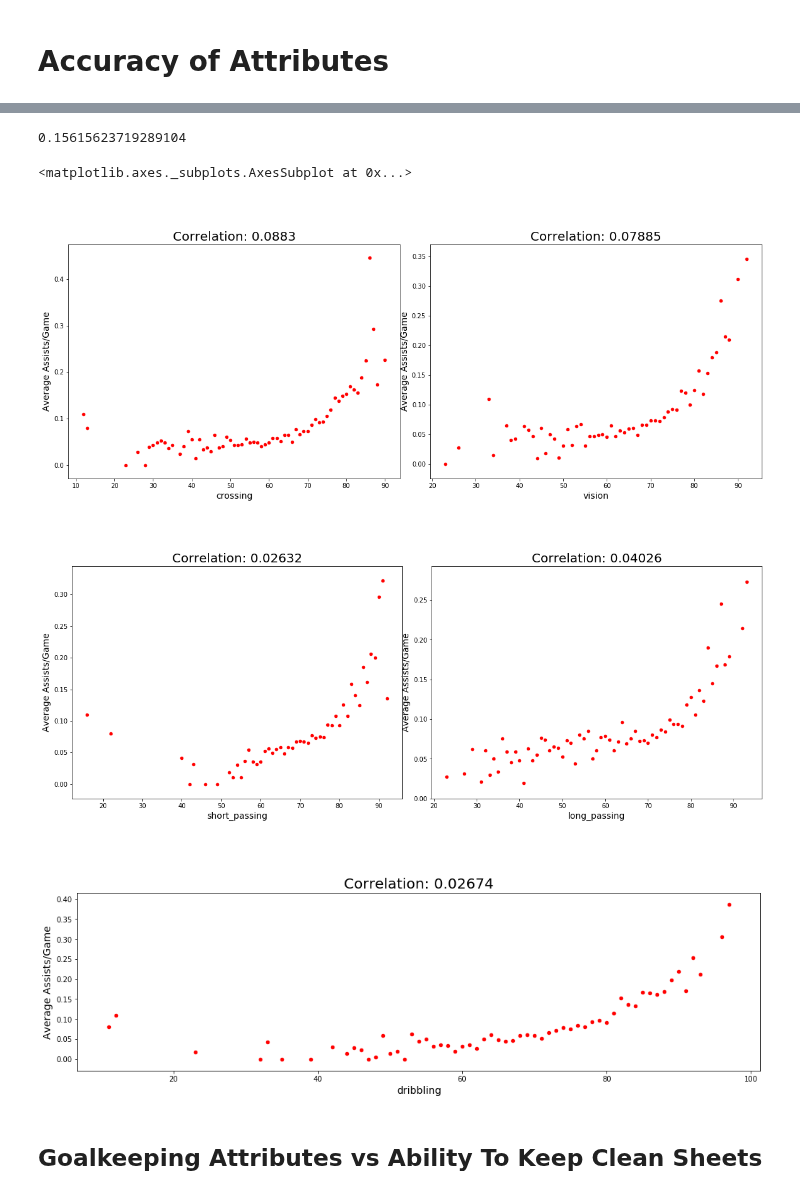
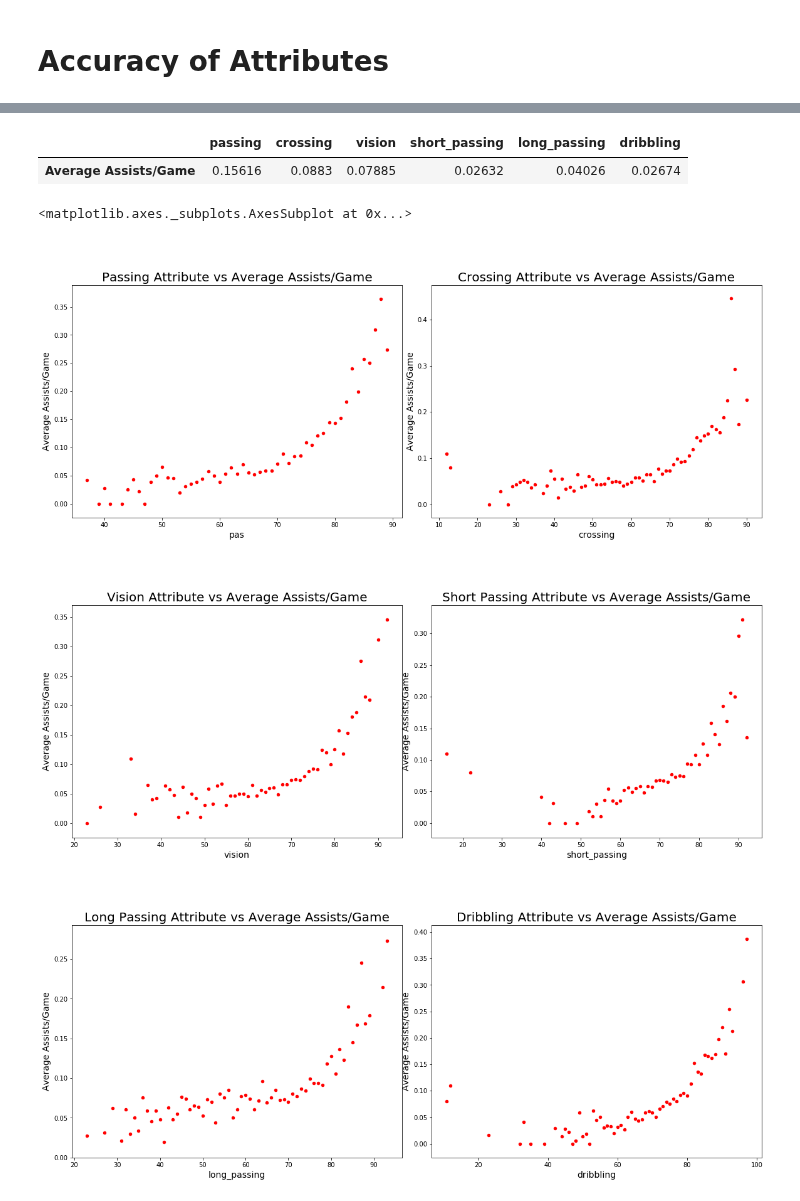
Before and after one commit to markkennedy3/Fifa-vs-Real-Life, a Jupyter notebook: notebooks/analysis/700_RQ3_Analysis.ipynb, the cells around one changed output, grey strips where cells are left out. Drawn from its saved outputs; the diff is of its cells as text; code cells hidden in the pictures.

```diff
--- a/notebooks/analysis/700_RQ3_Analysis.ipynb
+++ b/notebooks/analysis/700_RQ3_Analysis.ipynb
@@ -205,8 +127,5 @@ pas.plot(style='.-')
-# %%
-pas.corr(RQ3_2['Average Assists/Game'])
-# %% [output]
-0.15615623719289104
 # %%
+passing = RQ3_2.groupby(['pas']).mean()['Average Assists/Game']
 crossing = RQ3_2.groupby(['crossing']).mean()['Average Assists/Game']
 vision = RQ3_2.groupby(['vision']).mean()['Average Assists/Game']
 short_passing = RQ3_2.groupby(['short_passing']).mean()['Average Assists/Game']
@@ -218,56 +138,74 @@ vision_corr = vision.corr(RQ3_2['Average Assists/Game']).round(5).astype(str)
 short_passing_corr = short_passing.corr(RQ3_2['Average Assists/Game']).round(5).astype(str)
 long_passing_corr = long_passing.corr(RQ3_2['Average Assists/Game']).round(5).astype(str)
 dribbling_corr = dribbling.corr(RQ3_2['Average Assists/Game']).round(5).astype(str)
+# %%
+ass_attributes = pd.DataFrame(columns = ['passing','crossing','vision','short_passing','long_passing','dribbling'])
+ass_attributes.set_value('Average Assists/Game','passing', passing_corr)
+ass_attributes.set_value('Average Assists/Game','crossing',crossing_corr)
+ass_attributes.set_value('Average Assists/Game','vision',vision_corr)
+ass_attributes.set_value('Average Assists/Game','short_passing',short_passing_corr)
+ass_attributes.set_value('Average Assists/Game','long_passing',long_passing_corr)
+ass_attributes.set_value('Average Assists/Game','dribbling',dribbling_corr)
+# %% [output]
+|  | passing | crossing | vision | short_passing | long_passing | dribbling |
+| Average Assists/Game | 0.15616 | 0.0883 | 0.07885 | 0.02632 | 0.04026 | 0.02674 |
 # %%
-crossing = RQ3_2.groupby(['crossing']).mean()['Average Assists/Game'].to_frame().reset_index()
-vision = RQ3_2.groupby(['vision']).mean()['Average Assists/Game'].to_frame().reset_index()
-short_passing = RQ3_2.groupby(['short_passing']).mean()['Average Assists/Game'].to_frame().reset_index()
-long_passing = RQ3_2.groupby(['long_passing']).mean()['Average Assists/Game'].to_frame().reset_index()
-dribbling = RQ3_2.groupby(['dribbling']).mean()['Average Assists/Game'].to_frame().reset_index()
+passing = passing.to_frame().reset_index()
+crossing = crossing.to_frame().reset_index()
+vision = vision.to_frame().reset_index()
+short_passing = short_passing.to_frame().reset_index()
+long_passing = long_passing.to_frame().reset_index()
+dribbling = dribbling.to_frame().reset_index()
 # %%
 axis_size=14
 color = ['r']
 
 fig = plt.figure(figsize=(30,15))
+gs = gridspec.GridSpec(2,6)
 
-gs = gridspec.GridSpec(2,6)
-ax0 = plt.subplot(gs[0,0:2],title='\n \n'+ 'Correlation: ' + crossing_corr)
+ax0 = plt.subplot(gs[0,0:2],title='\n \n'+ 'Passing Attribute vs Average Assists/Game')
 ax0.title.set_fontsize(20)
 ax0.set_ylabel('Average Assists/Game',size=axis_size)
-ax0.set_xlabel('Average Assists/Game',size=axis_size)
-crossing.plot(ax=ax0,x='crossing',y='Average Assists/Game',kind='scatter',color=color)
+ax0.set_xlabel('Passing Attribute',size=axis_size)
+passing.plot(ax=ax0,x='pas',y='Average Assists/Game',kind='scatter',color=color)
 
-ax1 = plt.subplot(gs[0,2:4],title='\n \n'+ 'Correlation: ' + vision_corr)
+ax1 = plt.subplot(gs[0,2:4],title='\n \n'+ 'Crossing Attribute vs Average Assists/Game')
 ax1.title.set_fontsize(20)
 ax1.set_ylabel('Average Assists/Game',size=axis_size)
-ax1.set_xlabel('Average Assists/Game',size=axis_size)
-vision.plot(ax=ax1,x='vision',y='Average Assists/Game',kind='scatter',color=color)
+ax1.set_xlabel('Crossing Attribute',size=axis_size)
+crossing.plot(ax=ax1,x='crossing',y='Average Assists/Game',kind='scatter',color=color)
 
 fig = plt.figure(figsize=(30,15))
 gs = gridspec.GridSpec(2,6)
-ax0 = plt.subplot(gs[0,0:2],title='\n \n'+ 'Correlation: ' + short_passing_corr)
+
+ax0 = plt.subplot(gs[0,0:2],title='\n \n'+ 'Vision Attribute vs Average Assists/Game')
 ax0.title.set_fontsize(20)
 ax0.set_ylabel('Average Assists/Game',size=axis_size)
-ax0.set_xlabel('Average Assists/Game',size=axis_size)
+ax0.set_xlabel('Vision Attribute',size=axis_size)
+vision.plot(ax=ax0,x='vision',y='Average Assists/Game',kind='scatter',color=color)
 
-short_passing.plot(ax=ax0,x='short_passing',y='Average Assists/Game',kind='scatter',color=color)
-ax1 = plt.subplot(gs[0,2:4],title='\n \n'+ 'Correlation: ' + long_passing_corr)
+ax1 = plt.subplot(gs[0,2:4],title='\n \n'+ 'Short Passing Attribute vs Average Assists/Game')
 ax1.title.set_fontsize(20)
 ax1.set_ylabel('Average Assists/Game',size=axis_size)
-ax1.set_xlabel('Average Assists/Game',size=axis_size)
-long_passing.plot(ax=ax1,x='long_passing',y='Average Assists/Game',kind='scatter',color=color)
+ax1.set_xlabel('Short Passing Attribute',size=axis_size)
+short_passing.plot(ax=ax1,x='short_passing',y='Average Assists/Game',kind='scatter',color=color)
 
-fig = plt.figure(figsize=(54,10))
+fig = plt.figure(figsize=(30,15))
 gs = gridspec.GridSpec(2,6)
-ax0 = plt.subplot(gs[0,0:2],title='\n \n'+ 'Correlation: ' + dribbling_corr)
+
+ax0 = plt.subplot(gs[0,0:2],title='\n \n'+ 'Long Passing Attribute vs Average Assists/Game')
 ax0.title.set_fontsize(20)
 ax0.set_ylabel('Average Assists/Game',size=axis_size)
-ax0.set_xlabel('Average Assists/Game',size=axis_size)
-dribbling.plot(ax=ax0,x='dribbling',y='Average Assists/Game',kind='scatter',color=color)
+ax0.set_xlabel('Long Passing Attribute',size=axis_size)
+long_passing.plot(ax=ax0,x='long_passing',y='Average Assists/Game',kind='scatter',color=color)
+
+ax1 = plt.subplot(gs[0,2:4],title='\n \n'+ 'Dribbling Attribute vs Average Assists/Game')
+ax1.title.set_fontsize(20)
+ax1.set_ylabel('Average Assists/Game',size=axis_size)
+ax1.set_xlabel('Dribbling Attribute',size=axis_size)
+dribbling.plot(ax=ax1,x='dribbling',y='Average Assists/Game',kind='scatter',color=color)
 # %% [output]
 <matplotlib.axes._subplots.AxesSubplot at 0x...>
-[figure, old version]
+[figure, new version]
-[figure, old version]
+[figure, new version]
-[figure, old version]
+[figure, new version]
-# %% [markdown]
-## Goalkeeping Attributes vs Ability To Keep Clean Sheets
```
Also changed, not shown: parts of 51 cells of this notebook.
